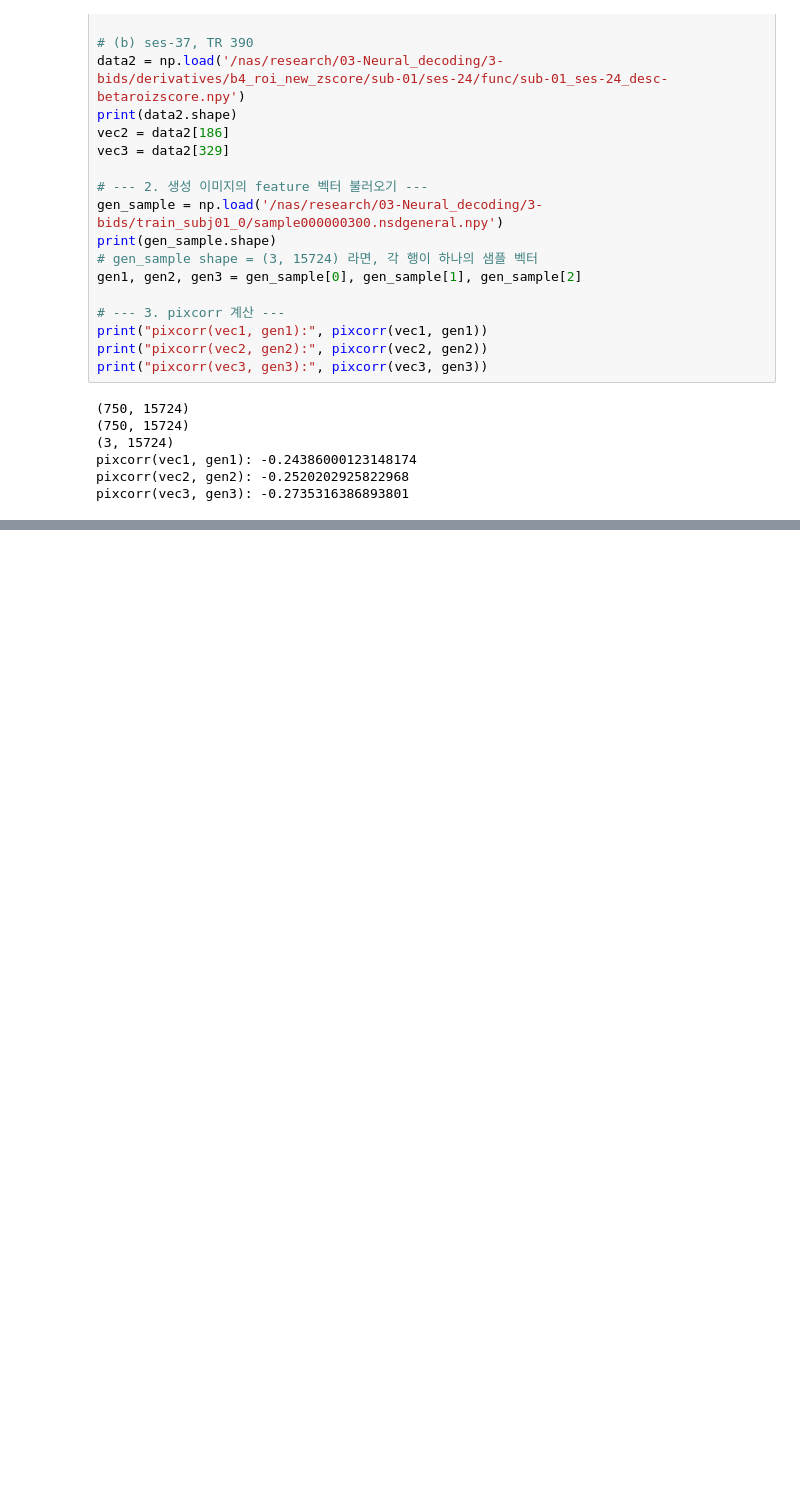
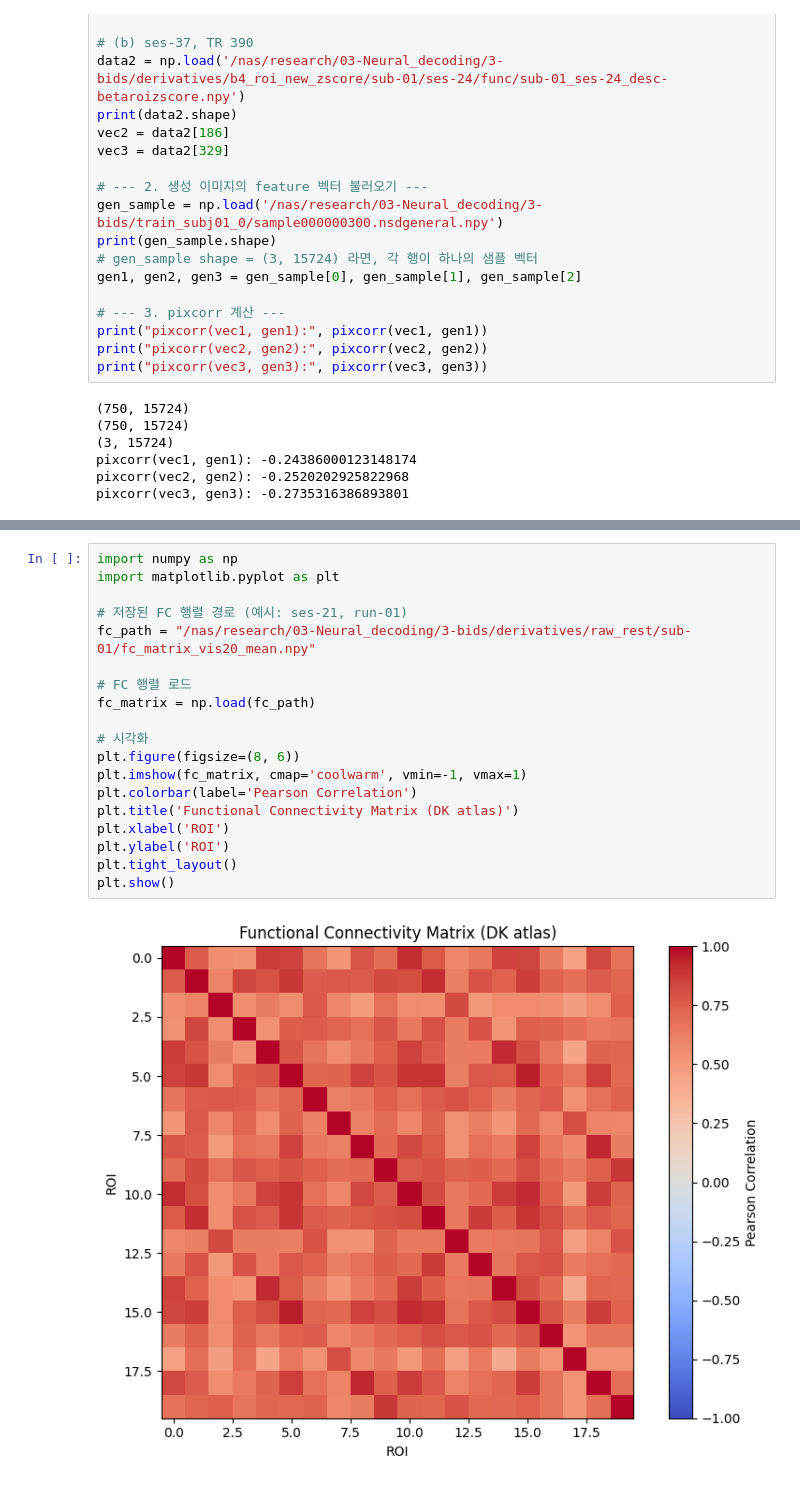
Before and after one commit to yw-kim-02/ConnecToMind, a Jupyter notebook: 2-Bids_code/test.ipynb, the cells around one changed output, grey strips where cells are left out. Cells and saved outputs as stored; diff of their text form; blank space fills up the shorter version.

```diff
--- a/2-Bids_code/test.ipynb
+++ b/2-Bids_code/test.ipynb
@@ -248,0 +446,21 @@ print(f"변환 완료: {nii_gz_file}")
+# %%
+import numpy as np
+import matplotlib.pyplot as plt
+
+# 저장된 FC 행렬 경로 (예시: ses-21, run-01)
+fc_path = "/nas/research/03-Neural_decoding/3-bids/derivatives/raw_rest/sub-01/fc_matrix_vis20_mean.npy"
+
+# FC 행렬 로드
+fc_matrix = np.load(fc_path)
+
+# 시각화
+plt.figure(figsize=(8, 6))
+plt.imshow(fc_matrix, cmap='coolwarm', vmin=-1, vmax=1)
+plt.colorbar(label='Pearson Correlation')
+plt.title('Functional Connectivity Matrix (DK atlas)')
+plt.xlabel('ROI')
+plt.ylabel('ROI')
+plt.tight_layout()
+plt.show()
+# %% [output]
+[figure, added]
```
Also changed, not shown: parts of 9 cells of this notebook, 6 other files.
